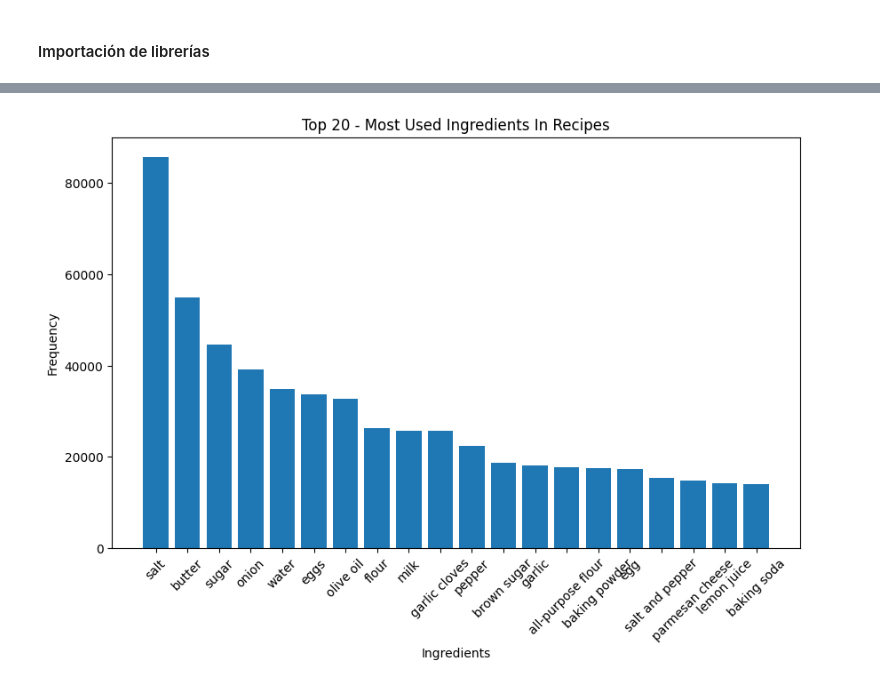
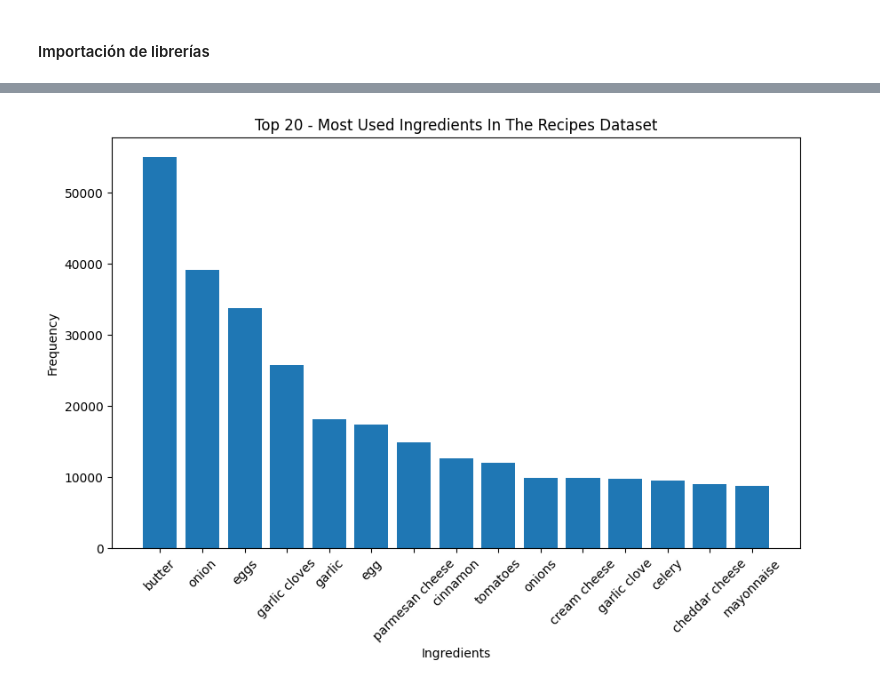
Before and after one commit to MGonza20/ProyectoFinal_DeepLearning, a Jupyter notebook: Exploratory_Analysis.ipynb, the cells around one changed output, grey strips where cells are left out. Drawn from its saved outputs; the diff is of its cells as text; code cells hidden in the pictures.

Commit message:
Removing unidentifiable ingredients from list

```diff
--- a/Exploratory_Analysis.ipynb
+++ b/Exploratory_Analysis.ipynb
@@ -24,17 +24,50 @@ recipes.head()
 # %%
 ingredients = []
 for ingredients_list in recipes["ingredients"]: ingredients.extend(ingredients_list)
 
+exclude = [
+    'salt',
+    'sugar',
+    'brown sugar',
+    'water',
+    'olive oil',
+    'vegetable oil',
+    'flour',
+    'pepper',
+    'black pepper',
+    'salt and pepper',
+    'lemon juice',
+    'all-purpose flour',
+    'baking powder',
+    'baking soda',
+    'vanilla',
+    'vanilla extract',
+    'honey',
+    'milk',
+    'cinammon',
+    'sour cream',
+    'unsalted butter',
+    'paprika',
+    'oil',
+    'soy sauce',
+    'worcestershire sauce',
+    'extra virgin olive oil',
+    'cinammon',
+    'garlic powder',
+    'chicken broth'
+    ]
 ingredients_count = Counter(ingredients)
-top_20_ingredientes = ingredients_count.most_common(20)
-ingredients, count = zip(*top_20_ingredientes)
+ingredients_count_filter = {ing: cnt for ing, cnt in ingredients_count.items() if ing not in exclude}
+top_15_ingredients = Counter(ingredients_count_filter).most_common(15)
+ingredients, count = zip(*top_15_ingredients)
+
 
 plt.figure(figsize=(10, 6))
 plt.bar(ingredients, count)
 plt.xlabel('Ingredients')
 plt.ylabel('Frequency')
-plt.title('Top 20 - Most Used Ingredients In Recipes')
+plt.title('Top 20 - Most Used Ingredients In The Recipes Dataset')
 plt.xticks(rotation=45)
 plt.show()
 # %% [output]
-[figure, old version]
+[figure, new version]
```
